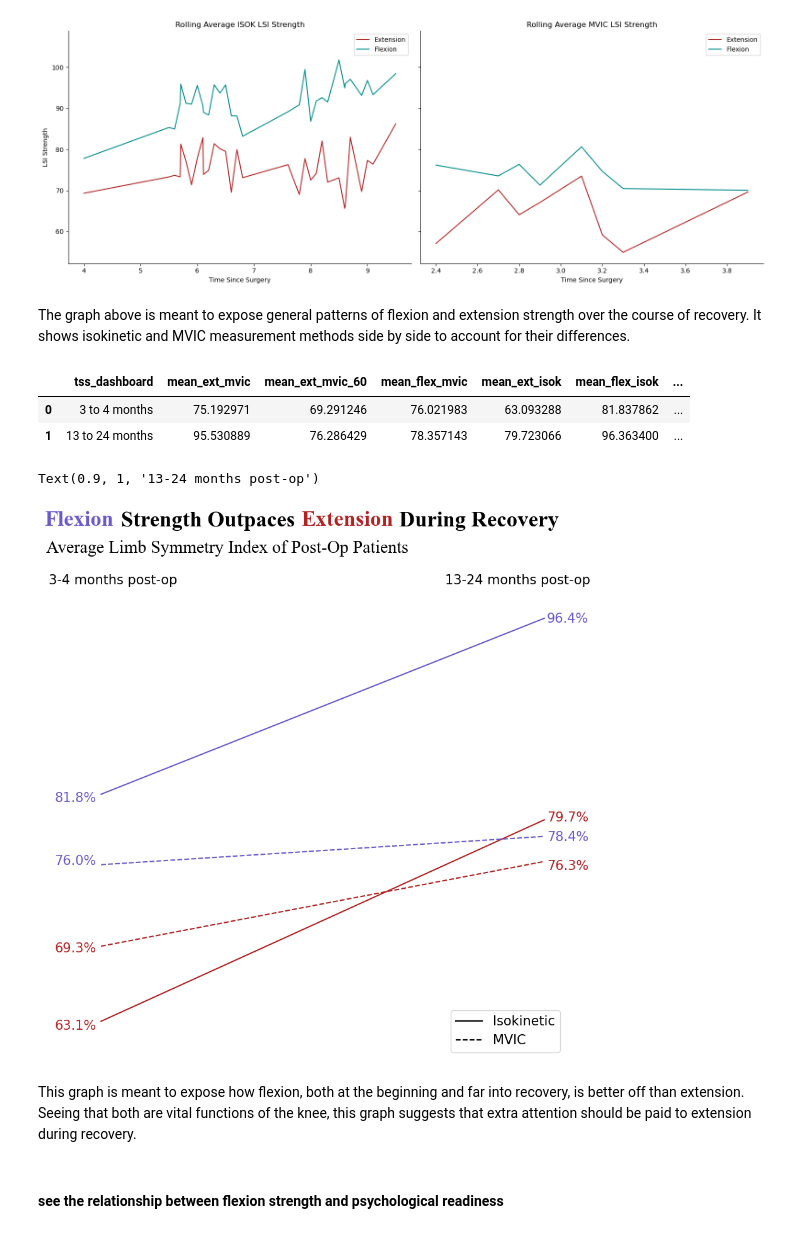
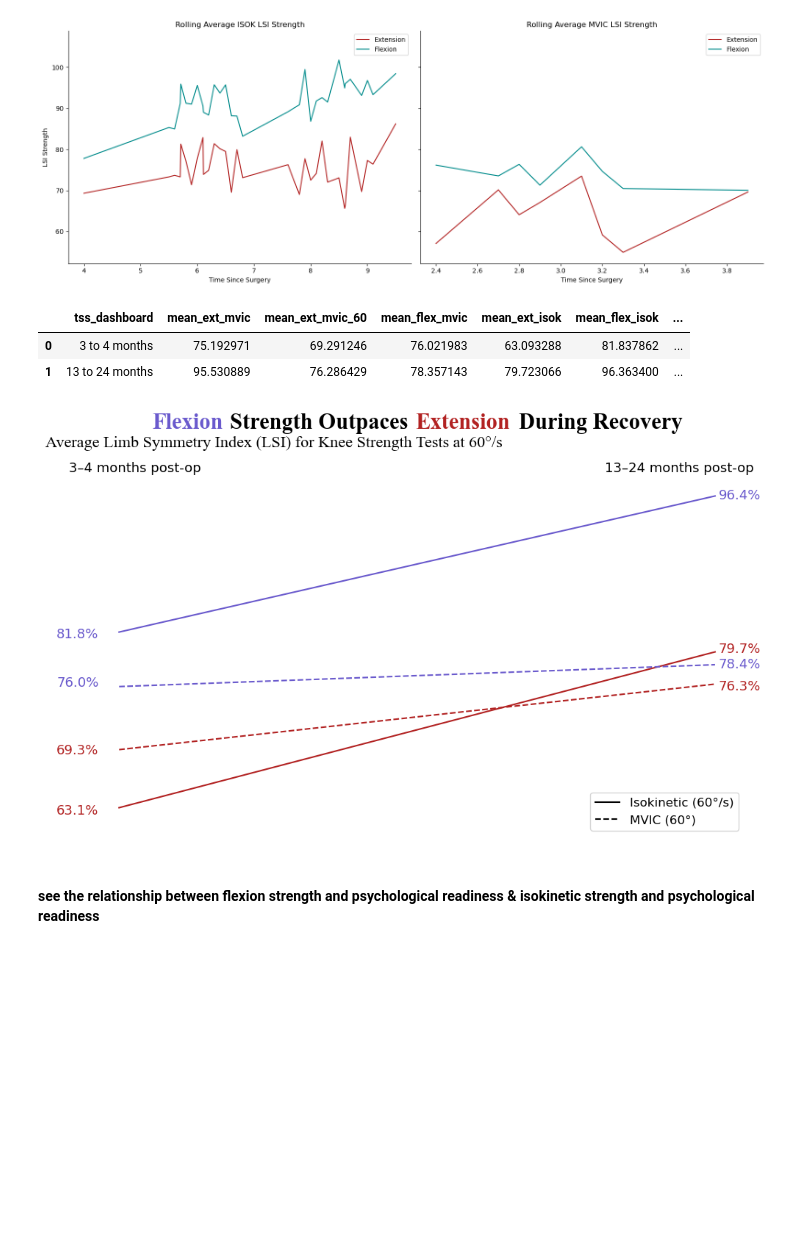
Before and after one commit to yxb8mh/finalproj, a Jupyter notebook: Initial_graphs.ipynb, the cells around one changed output. Drawn from its saved outputs; the diff is of its cells as text; code cells hidden in the pictures; blank space fills up the shorter version.

Commit message:
Add files via upload
edited spaghetti graph and scatterplots based on natalie's comment

```diff
--- a/Initial_graphs.ipynb
+++ b/Initial_graphs.ipynb
@@ -69,8 +69,6 @@ plt.tight_layout()
 plt.show()
 # %% [output]
 [figure]
-# %% [markdown]
-The graph above is meant to expose general patterns of flexion and extension strength over the course of recovery. It shows isokinetic and MVIC measurement methods side by side to account for their differences.
 # %%
 acl_grouped = aclr.groupby('tss_dashboard').agg(
     mean_ext_mvic=('lsi_ext_mvic_90', 'mean'),
@@ -94,58 +92,57 @@ acl_grouped
 | 0 | 3 to 4 months | 75.192971 | 69.291246 | 76.021983 | 63.093288 | 81.837862 | ... |
 | 1 | 13 to 24 months | 95.530889 | 76.286429 | 78.357143 | 79.723066 | 96.363400 | ... |
 # %%
-fig, ax = plt.subplots(figsize=(10, 10))
+fig, ax = plt.subplots(figsize=(10, 6))
 
 #graph slopes
-ax.plot(acl_grouped['tss_dashboard'], acl_grouped['mean_ext_isok'], linestyle='-', color='firebrick', label ='Isokinetic')
-ax.plot(acl_grouped['tss_dashboard'], acl_grouped['mean_flex_isok'], linestyle='-', color='slateblue', label ='Isokinetic')
-ax.plot(acl_grouped['tss_dashboard'], acl_grouped['mean_flex_mvic'], linestyle='--', color='slateblue', label ='MVIC')
-ax.plot(acl_grouped['tss_dashboard'], acl_grouped['mean_ext_mvic_60'], linestyle='--', color='firebrick', label ='MVIC')
+ax.plot(acl_grouped['tss_dashboard'], acl_grouped['mean_ext_isok'], linestyle='-', color='firebrick', label='Extension Isokinetic')
+ax.plot(acl_grouped['tss_dashboard'], acl_grouped['mean_flex_isok'], linestyle='-', color='slateblue', label='Flexion Isokinetic')
+ax.plot(acl_grouped['tss_dashboard'], acl_grouped['mean_flex_mvic'], linestyle='--', color='slateblue', label='Flexion MVIC')
+ax.plot(acl_grouped['tss_dashboard'], acl_grouped['mean_ext_mvic_60'], linestyle='--', color='firebrick', label='Extension MVIC')
 
 #remove unnecessary scaffolding
-ax.set_ylim(60,100)
+ax.set_ylim(60, 100)
 ax.set_yticks([])
 ax.set_ylabel('')
 ax.set_xticks([])
 ax.set_xlabel('')
 sns.despine(top=True, right=True, left=True, bottom=True)
 
 #add a legend for line type
 custom_legend = [
-    Line2D([0], [0], color='black', linestyle='-', label='Isokinetic'),
-    Line2D([0], [0], color='black', linestyle='--', label='MVIC')
+    Line2D([0], [0], color='black', linestyle='-', label='Isokinetic (60°/s)'),
+    Line2D([0], [0], color='black', linestyle='--', label='MVIC (60°)')
 ]
-ax.legend(handles = custom_legend, loc='lower right', fontsize=15)
+ax.legend(handles=custom_legend, loc='lower right', fontsize=12)
 
-#add color coded title
-plt.text(0, 1.13, 'Flexion', ha='center', va='top', fontsize=25, color='slateblue', font = 'Times New Roman', fontweight='bold', transform=ax.transAxes)
-plt.text(0.265, 1.13, 'Strength Outpaces', ha='center', va='top', fontsize=25, font = 'Times New Roman', fontweight='bold', transform=ax.transAxes)
-plt.text(0.55, 1.13, 'Extension', ha='center', va='top', fontsize=25, color='firebrick', font = 'Times New Roman', fontweight='bold', transform=ax.transAxes)
-plt.text(0.82, 1.13, 'During Recovery', ha='center', va='top', fontsize=25, font = 'Times New Roman', fontweight='bold', transform=ax.transAxes)
+#add color coded title (with degrees)
+plt.text(0.15, 1.13, 'Flexion', ha='center', va='top', fontsize=22, color='slateblue', font='Times New Roman', fontweight='bold', transform=ax.transAxes)
+plt.text(0.35, 1.13, 'Strength Outpaces', ha='center', va='top', fontsize=22, font='Times New Roman', fontweight='bold', transform=ax.transAxes)
+plt.text(0.57, 1.13, 'Extension', ha='center', va='top', fontsize=22, color='firebrick', font='Times New Roman', fontweight='bold', transform=ax.transAxes)
+plt.text(0.78, 1.13, 'During Recovery', ha='center', va='top', fontsize=22, font='Times New Roman', fontweight='bold', transform=ax.transAxes)
 
 #add a subtitle
-plt.text(-0.067, 1.07, 'Average Limb Symmetry Index of Post-Op Patients', ha='left', va='top', fontsize=20, font = 'Times New Roman', transform=ax.transAxes)
+plt.text(-0.067, 1.07, 'Average Limb Symmetry Index (LSI) for Knee Strength Tests at 60°/s',
+         ha='left', va='top', fontsize=16, font='Times New Roman', transform=ax.transAxes)
 
-#label lthe lines
-plt.text(-0.05, 0.53, '81.8%',color='slateblue', fontsize = 15, transform=ax.transAxes)
-plt.text(0.96, 0.9, '96.4%', color='slateblue', fontsize = 15, transform=ax.transAxes)
+#label the lines
+plt.text(-0.05, 0.53, '81.8%', color='slateblue', fontsize=13, transform=ax.transAxes)
+plt.text(0.96, 0.9, '96.4%', color='slateblue', fontsize=13, transform=ax.transAxes)
 
-plt.text(-0.05, 0.4, '76.0%', color='slateblue', fontsize = 15, transform=ax.transAxes)
-plt.text(0.96, 0.45, '78.4%', color='slateblue', fontsize = 15, transform=ax.transAxes)
+plt.text(-0.05, 0.4, '76.0%', color='slateblue', fontsize=13, transform=ax.transAxes)
+plt.text(0.96, 0.45, '78.4%', color='slateblue', fontsize=13, transform=ax.transAxes)
 
-plt.text(-0.05, 0.06, '63.1%', color='firebrick', fontsize = 15, transform=ax.transAxes)
-plt.text(0.96, 0.49, '79.7%', color='firebrick', fontsize = 15, transform=ax.transAxes)
+plt.text(-0.05, 0.06, '63.1%', color='firebrick', fontsize=13, transform=ax.transAxes)
+plt.text(0.96, 0.49, '79.7%', color='firebrick', fontsize=13, transform=ax.transAxes)
 
-plt.text(-0.05, 0.22, '69.3%', color='firebrick', fontsize = 15, transform=ax.transAxes)
-plt.text(0.96, 0.39, '76.3%', color='firebrick', fontsize = 15, transform=ax.transAxes)
+plt.text(-0.05, 0.22, '69.3%', color='firebrick', fontsize=13, transform=ax.transAxes)
+plt.text(0.96, 0.39, '76.3%', color='firebrick', fontsize=13, transform=ax.transAxes)
 
 #label axes
-plt.text(0.07,1, "3-4 months post-op", ha='center', va='top', fontsize=15, transform=ax.transAxes)
-plt.text(0.9,1, "13-24 months post-op", ha='center', va='top', fontsize=15, transform=ax.transAxes)
+plt.text(0.07, 1, "3–4 months post-op", ha='center', va='top', fontsize=13, transform=ax.transAxes)
+plt.text(0.9, 1, "13–24 months post-op", ha='center', va='top', fontsize=13, transform=ax.transAxes)
+plt.tight_layout()
 # %% [output]
-Text(0.9, 1, '13-24 months post-op')
-[figure, old version]
+[figure, new version]
-# %% [markdown]
-This graph is meant to expose how flexion, both at the beginning and far into recovery, is better off than extension. Seeing that both are vital functions of the knee, this graph suggests that extra attention should be paid to extension during recovery.
 # %% [markdown]
-#### see the relationship between flexion strength and psychological readiness
+#### see the relationship between flexion strength and psychological readiness & isokinetic strength and psychological readiness
```
Also changed, not shown: parts of 3 cells of this notebook.
